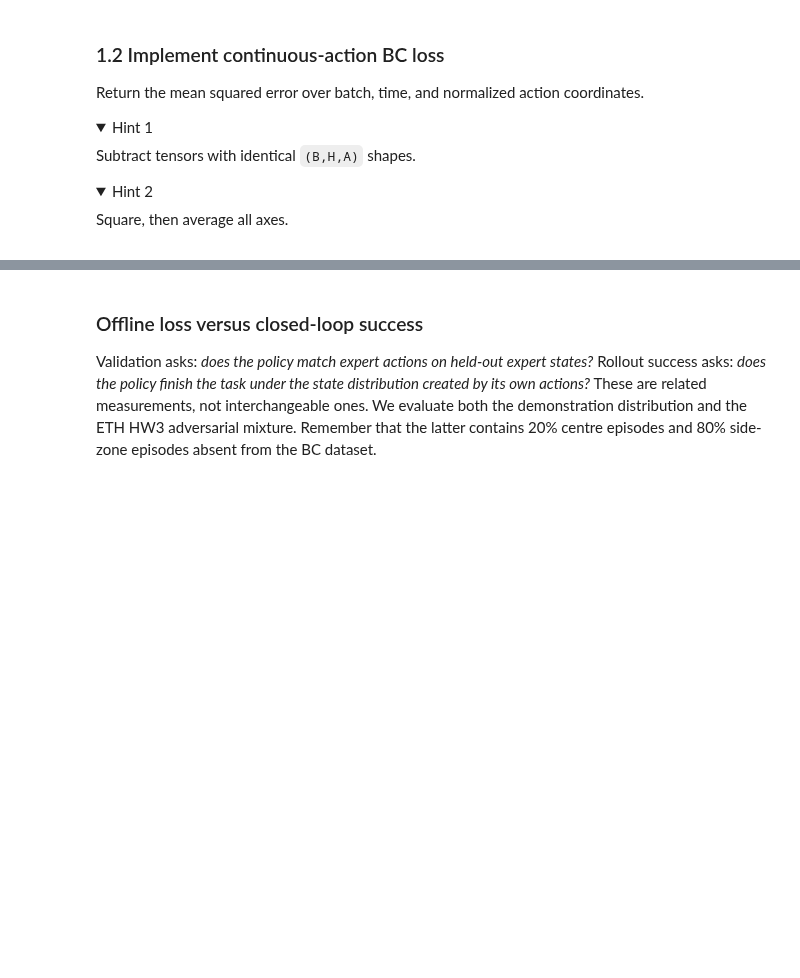
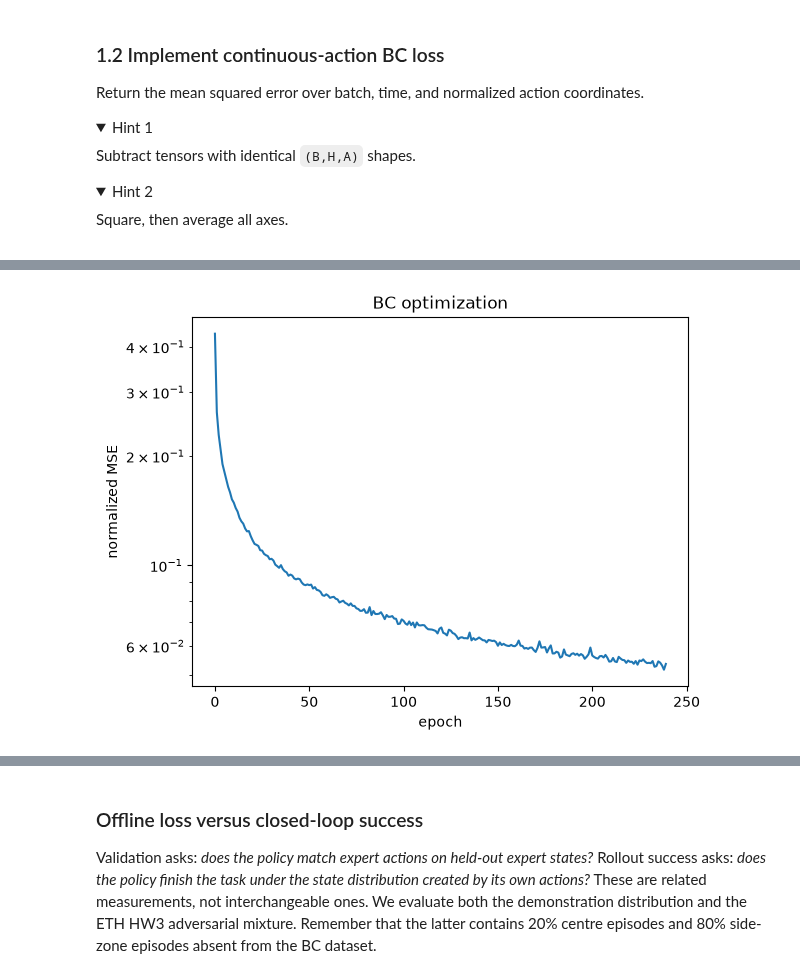
Before and after one commit to IgorRazumvskii/multimodal-vla-course, a Jupyter notebook: 02-imitation-learning/notebooks/seminar_02_imitation_learning_student.ipynb, the cells around one changed output, grey strips where cells are left out. Drawn from its saved outputs; the diff is of its cells as text; code cells hidden in the pictures; folded sections open; blank space fills up the shorter version.

```diff
--- a/02-imitation-learning/notebooks/seminar_02_imitation_learning_student.ipynb
+++ b/02-imitation-learning/notebooks/seminar_02_imitation_learning_student.ipynb
@@ -105,9 +107,11 @@ from IPython.display import HTML, display, clear_output
 from seminar_il import (SO101Env, ScriptedExpert, chunk_episode,
                         generate_expert_dataset, run_chunked_policy, evaluate_policy)
 
-SEED, CHUNK_SIZE = 42, 16
+SEED, CHUNK_SIZE = 0, 16
 np.random.seed(SEED); torch.manual_seed(SEED)
-device = torch.device('cuda' if torch.cuda.is_available() else 'cpu')
+device = torch.device('cuda' if torch.cuda.is_available() else
+                      'mps' if torch.backends.mps.is_available() else 'cpu')
+if device.type == 'mps': torch.mps.manual_seed(SEED)
 if device.type == 'cpu': torch.set_num_threads(2)
 print(f'Python {platform.python_version()} | torch {torch.__version__} | device={device}')
 print('Seminar directory:', SEMINAR_DIR)
@@ -405,10 +437,16 @@ class ChunkPolicy(nn.Module):
     def __init__(self, state_dim, action_dim=4, chunk_size=16, hidden_dim=256):
         super().__init__()
         # TO DO: define the network and save dimensions.
-        raise NotImplementedError('Complete Task 1.1')
+        self.chunk_size = chunk_size
+        self.action_dim = action_dim
+        self.net = nn.Sequential(
+            nn.Linear(state_dim, hidden_dim), nn.ReLU(),
+            nn.Linear(hidden_dim, hidden_dim), nn.ReLU(),
+            nn.Linear(hidden_dim, chunk_size * action_dim),
+        )
     def forward(self, state):
         # TO DO: map (B, state_dim) to (B, chunk_size, action_dim).
-        raise NotImplementedError('Complete Task 1.1')
+        return self.net(state).reshape(-1, self.chunk_size, self.action_dim)
 # %% [markdown]
 ### 1.2 Implement continuous-action BC loss
 
@@ -427,9 +465,10 @@ Square, then average all axes.
 # %%
 def bc_loss(predicted_chunk, expert_chunk):
     # TO DO: normalized continuous-action regression loss.
-    raise NotImplementedError('Complete Task 1.2')
+    return ((predicted_chunk - expert_chunk) ** 2).mean()
 # %%
 def train_policy(states, chunks, train_rows, *, model_cls=ChunkPolicy,
+                 selection_rows=None, rollout_factory=None, rollout_seeds=None,
                  epochs=180, batch_size=128, lr=3e-3):
     norm = Normalizer().fit(states[train_rows], chunks[train_rows])
     x = torch.as_tensor(norm.state(states), dtype=torch.float32)
@@ -439,32 +478,87 @@ def train_policy(states, chunks, train_rows, *, model_cls=ChunkPolicy,
     model = model_cls(states.shape[1], action_dim=chunks.shape[2],
                       chunk_size=chunks.shape[1]).to(device)
     optimizer = torch.optim.AdamW(model.parameters(), lr=lr, weight_decay=1e-5)
+    if selection_rows is None:
+        selection_rows = ~np.asarray(train_rows, dtype=bool)
+    x_select = x[selection_rows].to(device)
+    y_select = y[selection_rows].to(device)
+    best_val, best_epoch, best_state = float('inf'), None, None
+    checkpoints = []
+    milestone_epochs = {max(1, round(epochs * fraction))
+                        for fraction in (0.25, 0.5, 0.75, 1.0)}
     history = []
-    for epoch in range(epochs):
-        model.train(); running = []
+    for epoch in range(1, epochs + 1):
+        model.train()
+        running = []
         for xb, yb in loader:
             xb, yb = xb.to(device), yb.to(device)
             loss = bc_loss(model(xb), yb)
-            optimizer.zero_grad(); loss.backward(); optimizer.step()
+            optimizer.zero_grad()
+            loss.backward()
+            optimizer.step()
             running.append(loss.item())
         history.append(np.mean(running))
+        if len(x_select):
+            model.eval()
+            with torch.no_grad():
+                selection_loss = bc_loss(model(x_select), y_select).item()
+            if selection_loss < best_val:
+                best_val, best_epoch = selection_loss, epoch
+                best_state = {name: value.detach().cpu().clone()
+                              for name, value in model.state_dict().items()}
+            if epoch in milestone_epochs:
+                checkpoints.append((epoch, selection_loss,
+                                    {name: value.detach().cpu().clone()
+                                     for name, value in model.state_dict().items()}))
+    if best_state is not None:
+        checkpoints.append((best_epoch, best_val, best_state))
+        model.load_state_dict(best_state)
+    if rollout_factory is not None:
+        if rollout_seeds is None:
+            raise ValueError('rollout_seeds are required for rollout selection')
+        candidate_scores = []
+        for checkpoint_epoch, selection_loss, state_dict in checkpoints:
+            model.load_state_dict(state_dict)
+            outcomes = evaluate_policy(rollout_factory, predictor(model, norm),
+                                       rollout_seeds)
+            candidate_scores.append((int(outcomes.sum()), -selection_loss,
+                                     checkpoint_epoch, state_dict))
+            print(f'epoch {checkpoint_epoch}: development rollouts '
+                  f'{outcomes.sum()}/{len(outcomes)}, selection MSE {selection_loss:.4f}')
+        success_count, _, chosen_epoch, chosen_state = max(
+            candidate_scores, key=lambda item: (item[0], item[1]))
+        model.load_state_dict(chosen_state)
+        model.dev_success_count = success_count
+        print(f'chosen checkpoint: epoch {chosen_epoch}')
     return model, norm, np.asarray(history)
 
-def predictor(model, norm):
+def predictor(model, norm, execution_horizon=8):
     def predict(state):
         model.eval()
         x = torch.as_tensor(norm.state(state), dtype=torch.float32, device=device)[None]
-        with torch.no_grad(): chunk = model(x)[0].cpu().numpy()
+        with torch.no_grad():
+            chunk = model(x)[0, :execution_horizon].cpu().numpy()
         return norm.undo_action(chunk)
     return predict
 
 bc_model, bc_norm, bc_history = train_policy(
-    bc_data['state'], bc_data['action_chunk'], train_mask)
+    bc_data['state'], bc_data['action_chunk'], train_mask,
+    selection_rows=selection_mask,
+    rollout_factory=lambda s: SO101Env(seed=s, obstacle_mode='train',
+                                       render_size=(96, 72)),
+    rollout_seeds=np.arange(120, 144), epochs=240)
 bc_predict = predictor(bc_model, bc_norm)
 with torch.no_grad():
-    vx = torch.as_tensor(bc_norm.state(bc_data['state'][val_mask]), dtype=torch.float32, device=device)
-    vy = torch.as_tensor(bc_norm.action(bc_data['action_chunk'][val_mask]), dtype=torch.float32, device=device)
+    vx = torch.as_tensor(bc_norm.state(bc_data['state'][val_mask]),
+                         dtype=torch.float32, device=device)
+    vy = torch.as_tensor(bc_norm.action(bc_data['action_chunk'][val_mask]),
+                         dtype=torch.float32, device=device)
     validation_mse = bc_loss(bc_model(vx), vy).item()
-plt.plot(bc_history); plt.yscale('log'); plt.xlabel('epoch'); plt.ylabel('normalized MSE');
-plt.title('BC optimization'); plt.show()
+plt.plot(bc_history)
+plt.yscale('log')
+plt.xlabel('epoch')
+plt.ylabel('normalized MSE')
+plt.title('BC optimization')
+plt.show()
 print('held-out demonstration MSE:', round(validation_mse, 4))
+# %% [output]
@@ -470,0 +571 @@ print('held-out demonstration MSE:', round(validation_mse, 4))
+[figure, added]
```
Also changed, not shown: parts of 18 cells of this notebook.
